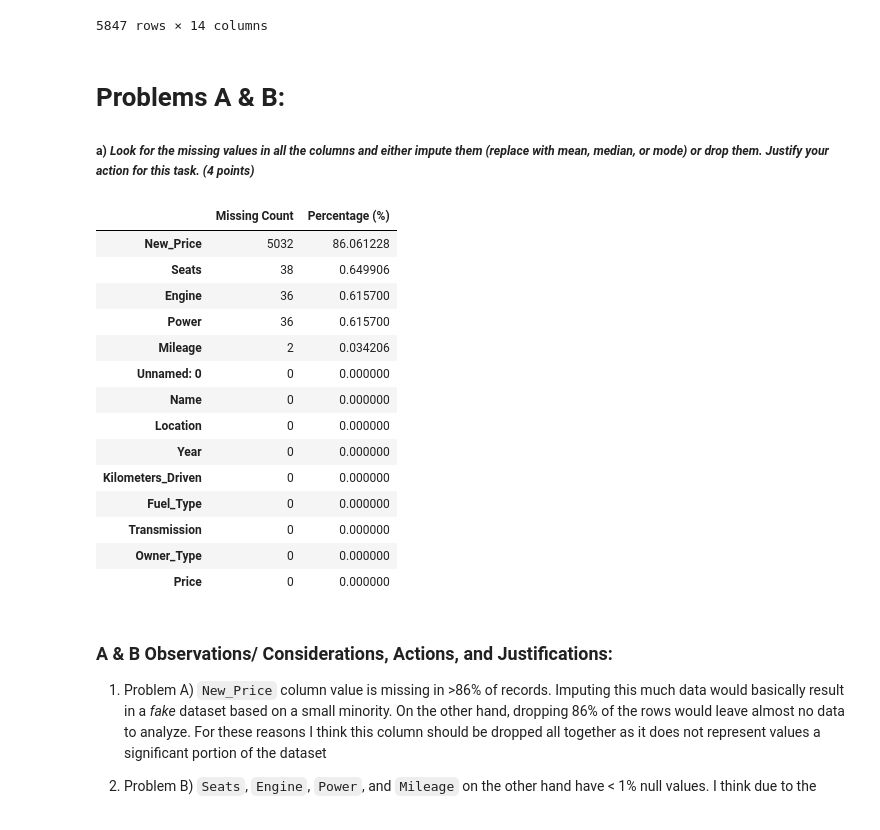
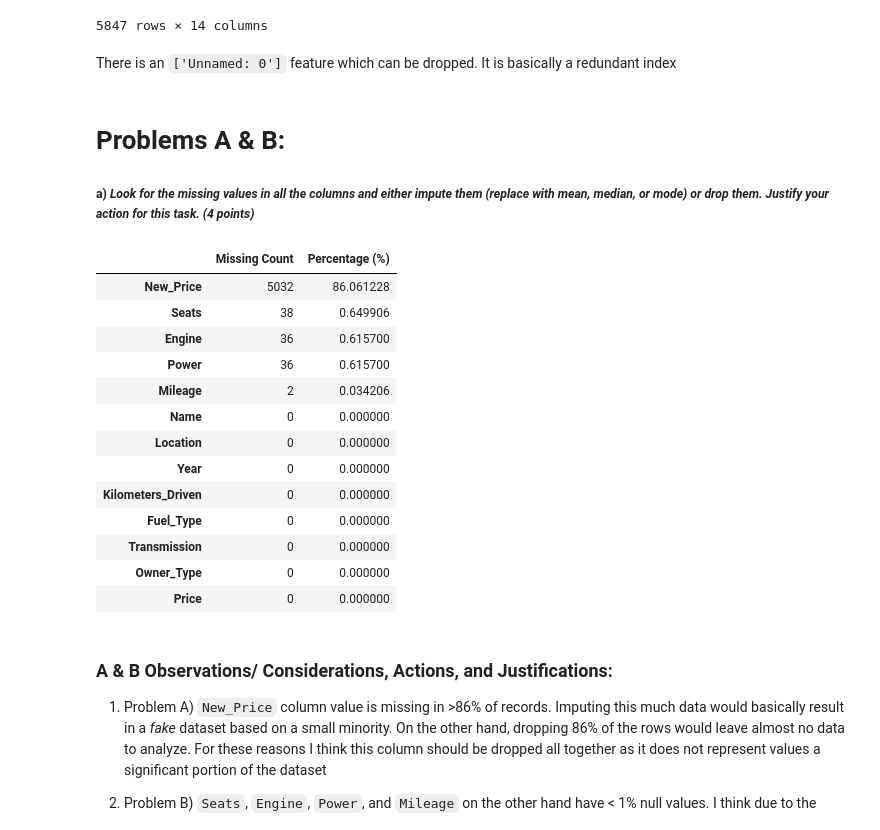
Before and after one commit to dsb4k8/DS-5530_Assignment_2_3_Combined, a Jupyter notebook: Assignment_2/src/Assignment_2.ipynb, the cells around one changed output. Drawn from its saved outputs; the diff is of its cells as text; code cells hidden in the pictures.

Commit message:
Assignment 2 completed

```diff
--- a/Assignment_2/src/Assignment_2.ipynb
+++ b/Assignment_2/src/Assignment_2.ipynb
@@ -30,7 +30,7 @@ import pandas as pd
 # %% [markdown]
 ## EDA & Preprocessing
 # %%
-df_raw = pd.read_csv('Assignment_2/data_raw/train.csv')
+df_raw = pd.read_csv('../data_raw/train.csv')
 df_raw
 # print(df_raw.head())
 # print(df_raw.dtypes)
@@ -48,33 +48,37 @@ df_raw
 | 5845 | 6017 | Maruti Wagon R VXI | Kolkata | 2013 | 46000 | Petrol | Manual | First | ... |
 | 5846 | 6018 | Chevrolet Beat Diesel | Hyderabad | 2011 | 47000 | Diesel | Manual | First | ... |
 5847 rows × 14 columns
+# %% [markdown]
+There is an `['Unnamed: 0']` feature which can be dropped. It is basically a redundant index
+# %%
+df_preprocessed = df_raw.copy()
+df_preprocessed.drop(columns=['Unnamed: 0'], inplace=True)
 # %% [markdown]
 # Problems A & B:
 ##### a) _Look for the missing values in all the columns and either impute them (replace with mean, median, or mode) or drop them. Justify your action for this task._ _(4 points)_
 # %%
 # EDA:
 
 # How many records per column contain nulls?
-missing_counts = df_raw.isnull().sum()
+missing_counts = df_preprocessed.isnull().sum()
 
 # What proportion do the nulls represent per column?
-missing_pct = (df_raw.isnull().sum() / len(df_raw)) * 100
+missing_pct = (df_preprocessed.isnull().sum() / len(df_preprocessed)) * 100
 
 # Combining for reporting
 missing_report = pd.DataFrame({
     'Missing Count': missing_counts,
     'Percentage (%)': missing_pct
 }).sort_values(by='Percentage (%)', ascending=False)
 
 missing_report
 # %% [output]
 |  | Missing Count | Percentage (%) |
 | New_Price | 5032 | 86.061228 |
 | Seats | 38 | 0.649906 |
 | Engine | 36 | 0.615700 |
 | Power | 36 | 0.615700 |
 | Mileage | 2 | 0.034206 |
-| Unnamed: 0 | 0 | 0.000000 |
 | Name | 0 | 0.000000 |
 | Location | 0 | 0.000000 |
 | Year | 0 | 0.000000 |
```
Also changed, not shown: parts of 7 cells of this notebook.
